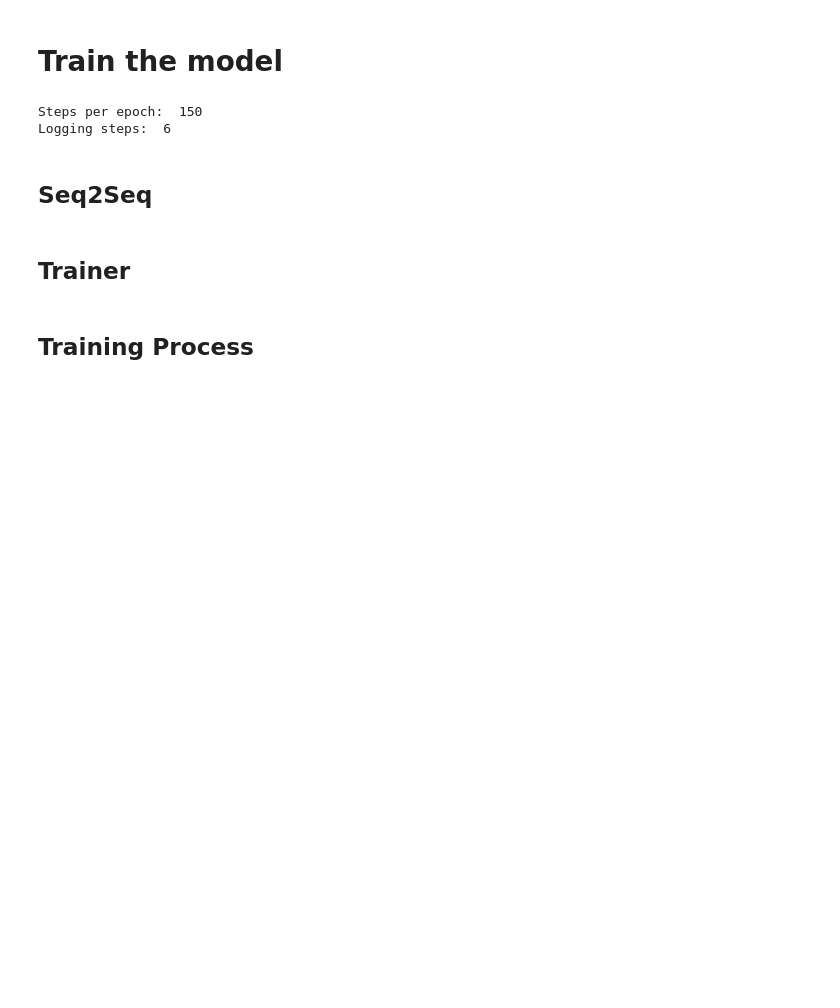
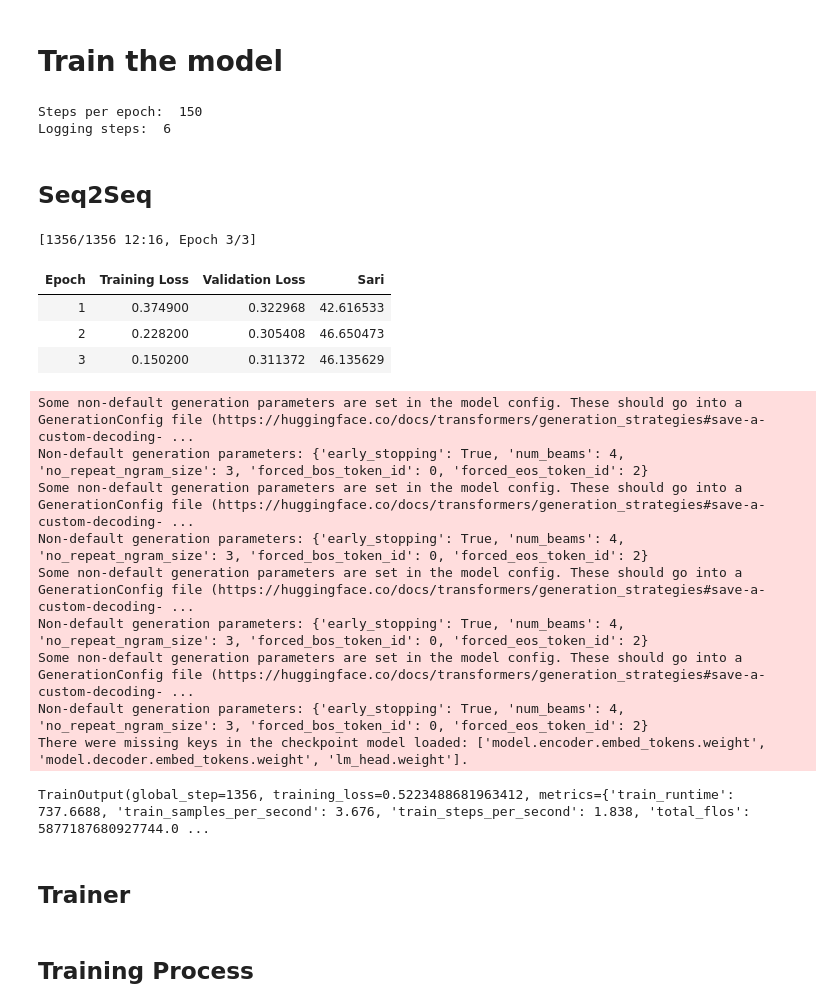
Before and after one commit to martgru/ElabSimp, a Jupyter notebook: main/01_fine-tune_model.ipynb, the cells around one changed output. Saved outputs shown, nothing was run; the diff lists cells and outputs as text; code cells hidden in the pictures; blank space fills up the shorter version.

```diff
--- a/main/01_fine-tune_model.ipynb
+++ b/main/01_fine-tune_model.ipynb
@@ -175,23 +197,23 @@ def compute_sari(pred):
 model.train()
 
 training_args = Seq2SeqTrainingArguments(
-    output_dir="../models/bart-news-ft/results/results-news-bart-epoch10-lr1-wd0.1",
+    output_dir="../models/bart-news-ft/results/results-news-short-bart-batch2-lr1e-4-barttokenizer",
     eval_strategy="epoch",
     save_strategy = "epoch",
     logging_strategy="steps",
     logging_steps=25,
-    learning_rate=1e-5,
-    per_device_train_batch_size=6,
-    per_device_eval_batch_size=6,
-    num_train_epochs=10,
+    learning_rate=1e-4,
+    per_device_train_batch_size=2,
+    per_device_eval_batch_size=2,
+    num_train_epochs=3,
     save_total_limit=3,
-    weight_decay=0.1,
+    weight_decay=0.01,
     warmup_steps = 2,
     #gradient_accumulation_steps=2,
     optim = "paged_adamw_8bit",
     load_best_model_at_end=True,
     fp16=True,
-    logging_dir="../models/bart-news-ft/logs/logs-news-bart-epoch10-lr1-wd0.1",
+    logging_dir="../models/bart-news-ft/logs/logs-news-short-bart-batch2-lr1e-4-barttokenizer",
     predict_with_generate=True,
     metric_for_best_model='loss'
 )
@@ -208,6 +230,24 @@ trainer = Seq2SeqTrainer(
 )
 
 model.config.use_cache = False
+# %%
+trainer.train()
+# %% [output]
+[1356/1356 12:16, Epoch 3/3]
+| Epoch | Training Loss | Validation Loss | Sari |
+| 1 | 0.374900 | 0.322968 | 42.616533 |
+| 2 | 0.228200 | 0.305408 | 46.650473 |
+| 3 | 0.150200 | 0.311372 | 46.135629 |
+Some non-default generation parameters are set in the model config. These should go into a GenerationConfig file (https://huggingface.co/docs/transformers/generation_strategies#save-a-custom-decoding- ...
+Non-default generation parameters: {'early_stopping': True, 'num_beams': 4, 'no_repeat_ngram_size': 3, 'forced_bos_token_id': 0, 'forced_eos_token_id': 2}
+Some non-default generation parameters are set in the model config. These should go into a GenerationConfig file (https://huggingface.co/docs/transformers/generation_strategies#save-a-custom-decoding- ...
+Non-default generation parameters: {'early_stopping': True, 'num_beams': 4, 'no_repeat_ngram_size': 3, 'forced_bos_token_id': 0, 'forced_eos_token_id': 2}
+Some non-default generation parameters are set in the model config. These should go into a GenerationConfig file (https://huggingface.co/docs/transformers/generation_strategies#save-a-custom-decoding- ...
+Non-default generation parameters: {'early_stopping': True, 'num_beams': 4, 'no_repeat_ngram_size': 3, 'forced_bos_token_id': 0, 'forced_eos_token_id': 2}
+Some non-default generation parameters are set in the model config. These should go into a GenerationConfig file (https://huggingface.co/docs/transformers/generation_strategies#save-a-custom-decoding- ...
+Non-default generation parameters: {'early_stopping': True, 'num_beams': 4, 'no_repeat_ngram_size': 3, 'forced_bos_token_id': 0, 'forced_eos_token_id': 2}
+There were missing keys in the checkpoint model loaded: ['model.encoder.embed_tokens.weight', 'model.decoder.embed_tokens.weight', 'lm_head.weight'].
+TrainOutput(global_step=1356, training_loss=0.5223488681963412, metrics={'train_runtime': 737.6688, 'train_samples_per_second': 3.676, 'train_steps_per_second': 1.838, 'total_flos': 5877187680927744.0 ...
 # %% [markdown]
 ## Trainer
 # %%
```
Also changed, not shown: parts of 9 cells of this notebook.
